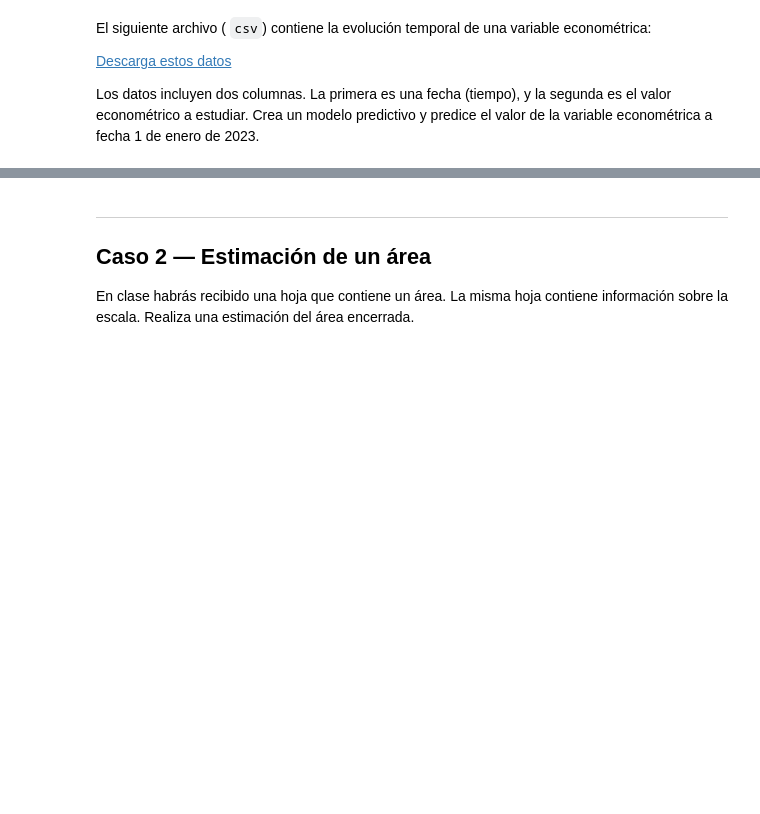
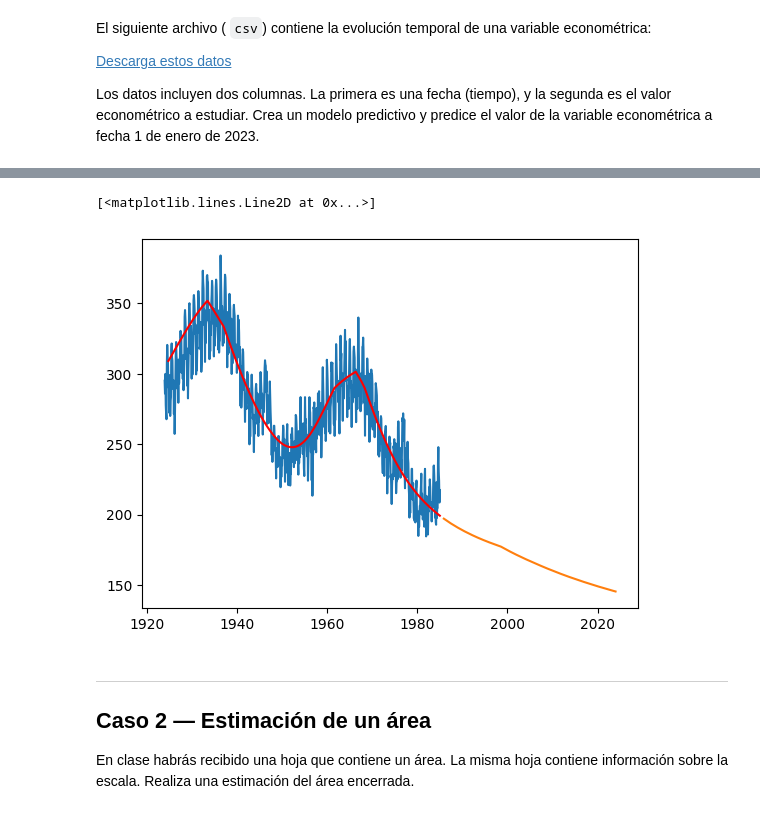
Before and after one commit to Chepados/ALN_practica_2, a Jupyter notebook: Práctica 2 — Campeonato de predicción.ipynb, the cells around one changed output, grey strips where cells are left out. Cells and saved outputs as stored; diff of their text form; code cells hidden in the pictures; blank space fills up the shorter version.

```diff
--- a/Práctica 2 — Campeonato de predicción.ipynb
+++ b/Práctica 2 — Campeonato de predicción.ipynb
@@ -151,0 +169,21 @@ y_pred_nn = model.predict(X_test)
+# %%
+# Crear el modelo LSTM
+model = Sequential([
+    LSTM(64, return_sequences=True, input_shape=(n_steps, 1)),  # Primera capa LSTM
+    Dropout(0.2),  # Regularización
+    LSTM(32, return_sequences=False),  # Segunda capa LSTM
+    Dense(16, activation='relu'),  # Capa densa para procesar las características
+    Dense(1)  # Salida para predecir un único valor
+])
+
+# Compilar el modelo
+model.compile(optimizer='adam', loss='mse', metrics=['mae'])
+
+# Entrenar el modelo
+history = model.fit(
+    X_train, y_train,
+    validation_data=(X_test, y_test),
+    epochs=50,
+    batch_size=16,
+    verbose=2
+)
@@ -151,0 +209,11 @@ y_pred_nn = model.predict(X_test)
+# %%
+import pandas as pd
+
+# Generar la secuencia de fechas desde 1985-01-10 hasta 2024-01-01, cada primero de mes
+start_date = "1985-01-10"
+end_date = "2024-01-01"
+
+# Generar las fechas usando pd.date_range
+new_dates = pd.date_range(start=start_date, end=end_date, freq="ME")
+timpe_stamps = new_dates.astype('int64').values.reshape(-1, 1)
+new_scaled_dates = date_scaler.transform(timpe_stamps)
@@ -151,0 +231,14 @@ y_pred_nn = model.predict(X_test)
+# %%
+def create_sequences(scaled_dates, n_steps):
+    sequences = []
+    for i in range(len(scaled_dates) - n_steps):
+        seq = scaled_dates[i:i + n_steps]
+        sequences.append(seq)
+    return np.array(sequences)
+# %%
+reshaped_new_scaled_dates = create_sequences(new_scaled_dates, n_steps)
+# %%
+plt.plot(x_original, y_original)
+plt.plot(x_original[n_steps:], value_scaler.inverse_transform(model.predict(X_sequences)), "r")
+plt.plot(new_dates[n_steps:], value_scaler.inverse_transform(model.predict(reshaped_new_scaled_dates)))
+# %% [output]
@@ -152,3 +247,5 @@ y_pred_nn = model.predict(X_test)
+[<matplotlib.lines.Line2D at 0x...>]
+[figure, added]
 # %% [markdown]
 ------------------
 ## Caso 2 — Estimación de un área
```
Also changed, not shown: parts of 19 cells of this notebook, 1 other file.
